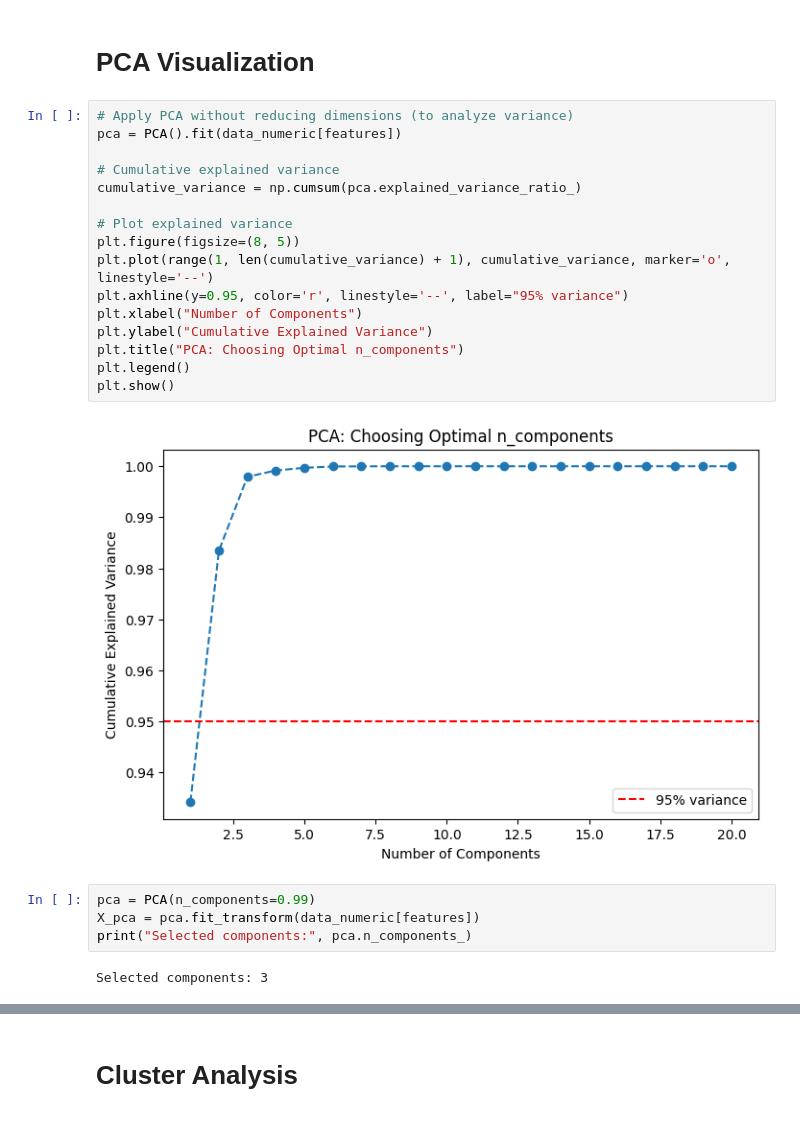
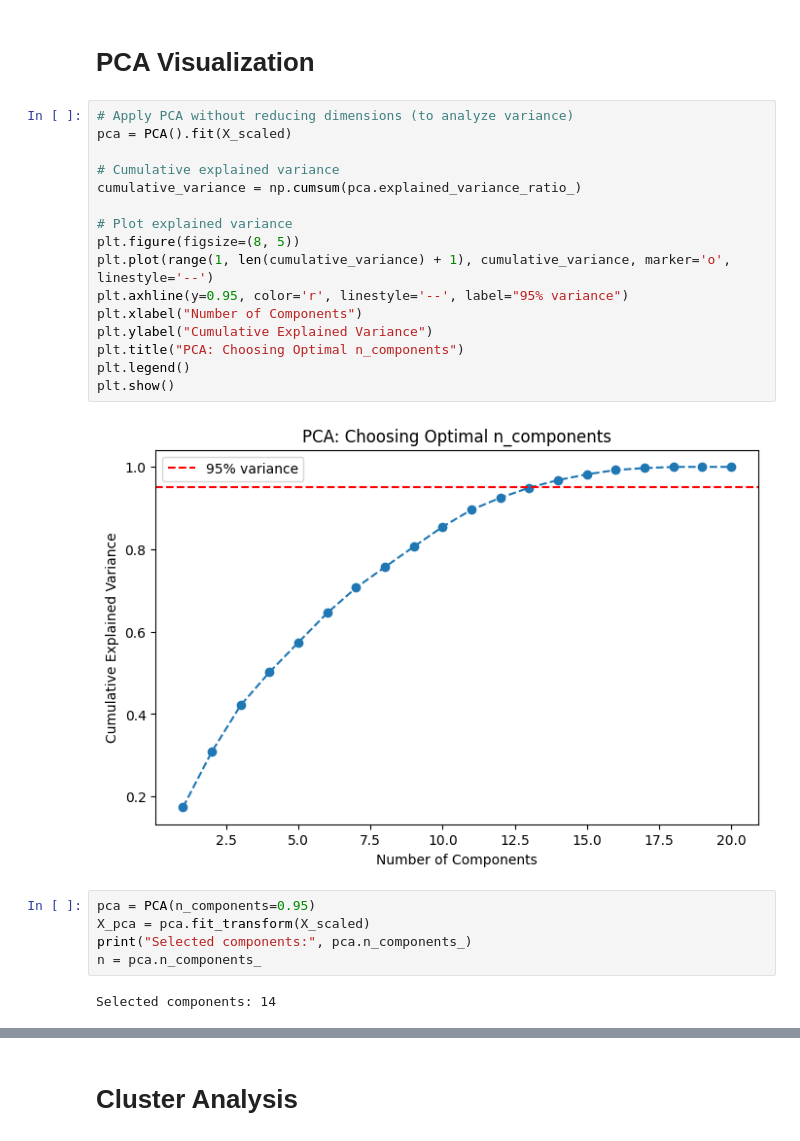
Before and after one commit to sultanmr/travel-tide, a Jupyter notebook: TravelTide.ipynb, the cells around one changed output, grey strips where cells are left out. Saved outputs shown, nothing was run; the diff lists cells and outputs as text.

```diff
--- a/TravelTide.ipynb
+++ b/TravelTide.ipynb
@@ -249,26 +249,27 @@ Name: count, dtype: int64
 # PCA Visualization
 # %%
 # Apply PCA without reducing dimensions (to analyze variance)
-pca = PCA().fit(data_numeric[features])
+pca = PCA().fit(X_scaled)
 
 # Cumulative explained variance
 cumulative_variance = np.cumsum(pca.explained_variance_ratio_)
 
 # Plot explained variance
 plt.figure(figsize=(8, 5))
 plt.plot(range(1, len(cumulative_variance) + 1), cumulative_variance, marker='o', linestyle='--')
 plt.axhline(y=0.95, color='r', linestyle='--', label="95% variance")
 plt.xlabel("Number of Components")
 plt.ylabel("Cumulative Explained Variance")
 plt.title("PCA: Choosing Optimal n_components")
 plt.legend()
 plt.show()
 # %% [output]
-[figure, old version]
+[figure, new version]
 # %%
-pca = PCA(n_components=0.99)
-X_pca = pca.fit_transform(data_numeric[features])
+pca = PCA(n_components=0.95)
+X_pca = pca.fit_transform(X_scaled)
 print("Selected components:", pca.n_components_)
+n = pca.n_components_
 # %% [output]
-Selected components: 3
+Selected components: 14
 # %%
```
Also changed, not shown: parts of 1 cell of this notebook.
